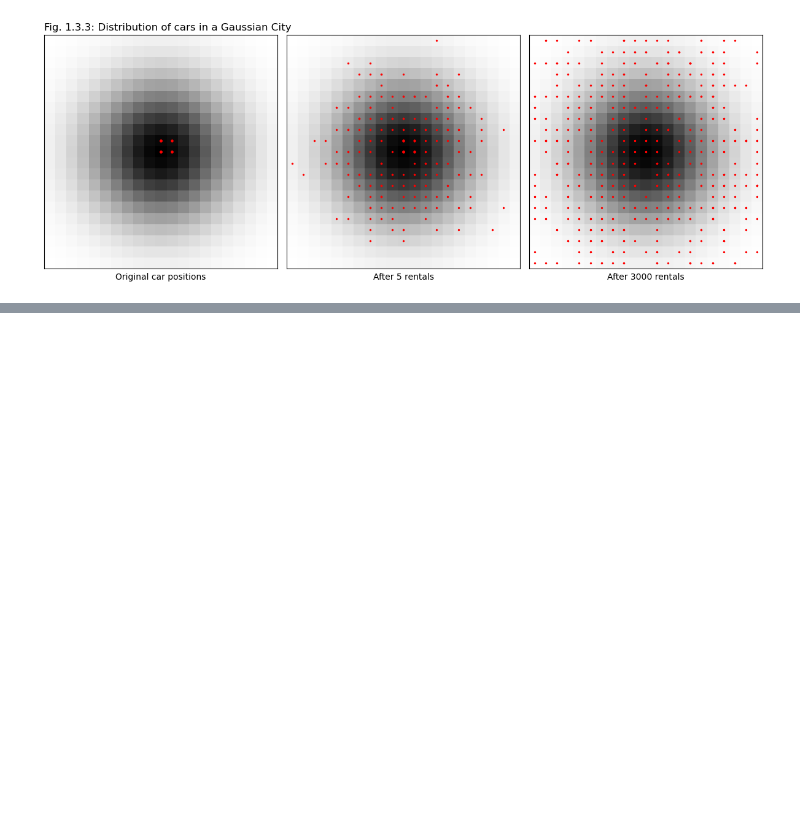
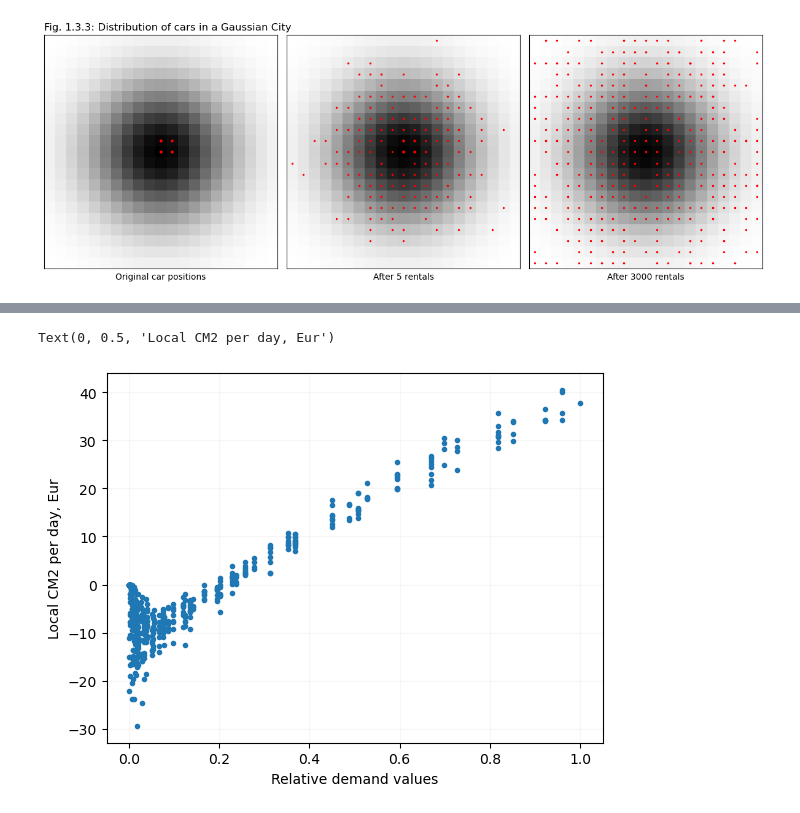
Before and after one commit to khakhalin/carsharing101, a Jupyter notebook: scripts/01natural_03city.ipynb, the cells around one changed output, grey strips where cells are left out. Cells and saved outputs as stored; diff of their text form; code cells hidden in the pictures; blank space fills up the shorter version.

```diff
--- a/scripts/01natural_03city.ipynb
+++ b/scripts/01natural_03city.ipynb
@@ -185,0 +227,10 @@ plt.savefig("../figures/01simple_03city_03cardistribution.svg", dpi=300)
+# %%
+plt.plot(city.demand.flatten(), city.stats_cm2.flatten() / city.n_days, '.')
+plt.grid(alpha=0.1)
+plt.xlabel("Relative demand values")
+plt.ylabel("Local CM2 per day, Eur")
+
+# 🔥🔥🔥  Add CM1, idle times (as a function of demand)
+# %% [output]
+Text(0, 0.5, 'Local CM2 per day, Eur')
+[figure, added]
```
Also changed, not shown: parts of 5 cells of this notebook, 2 other files.
